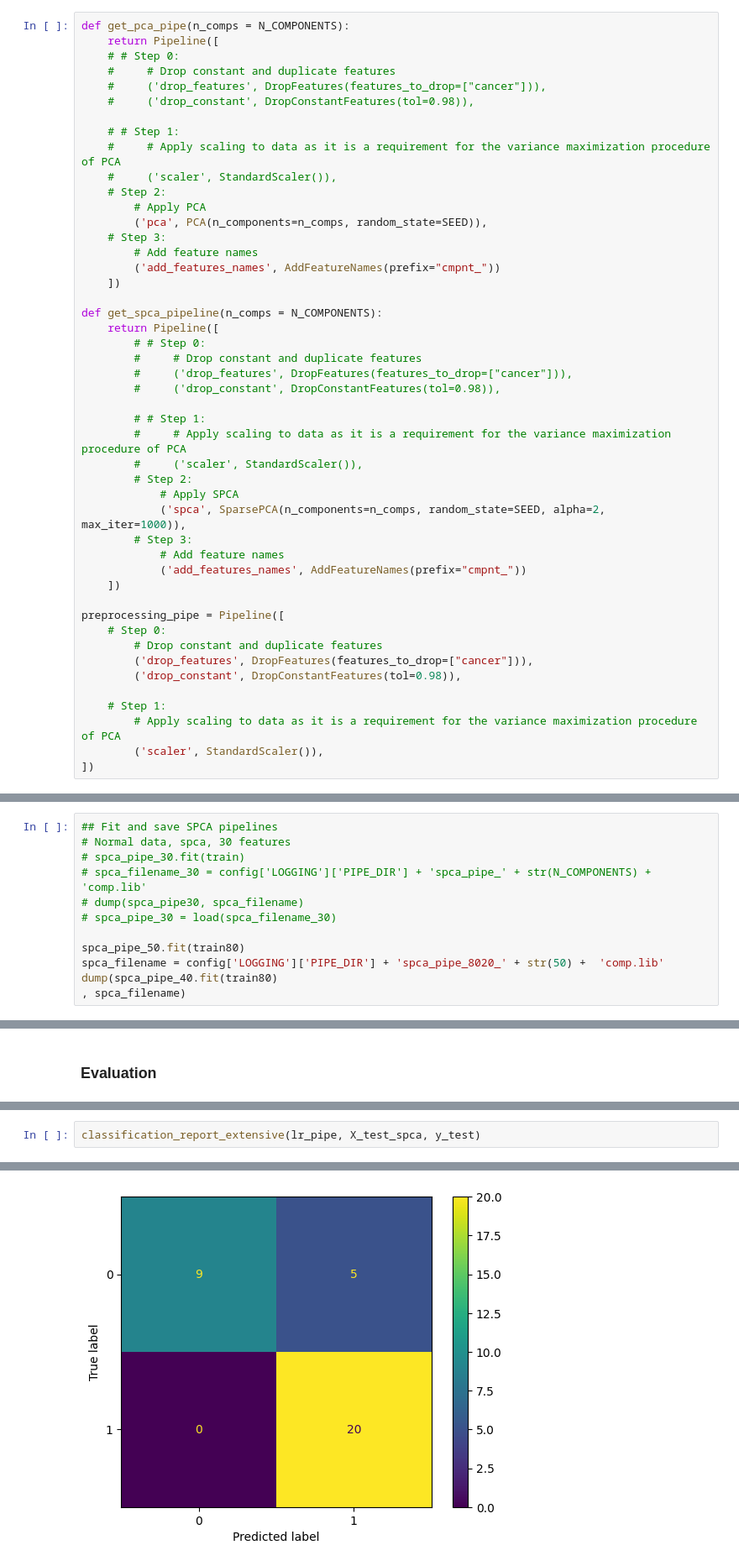
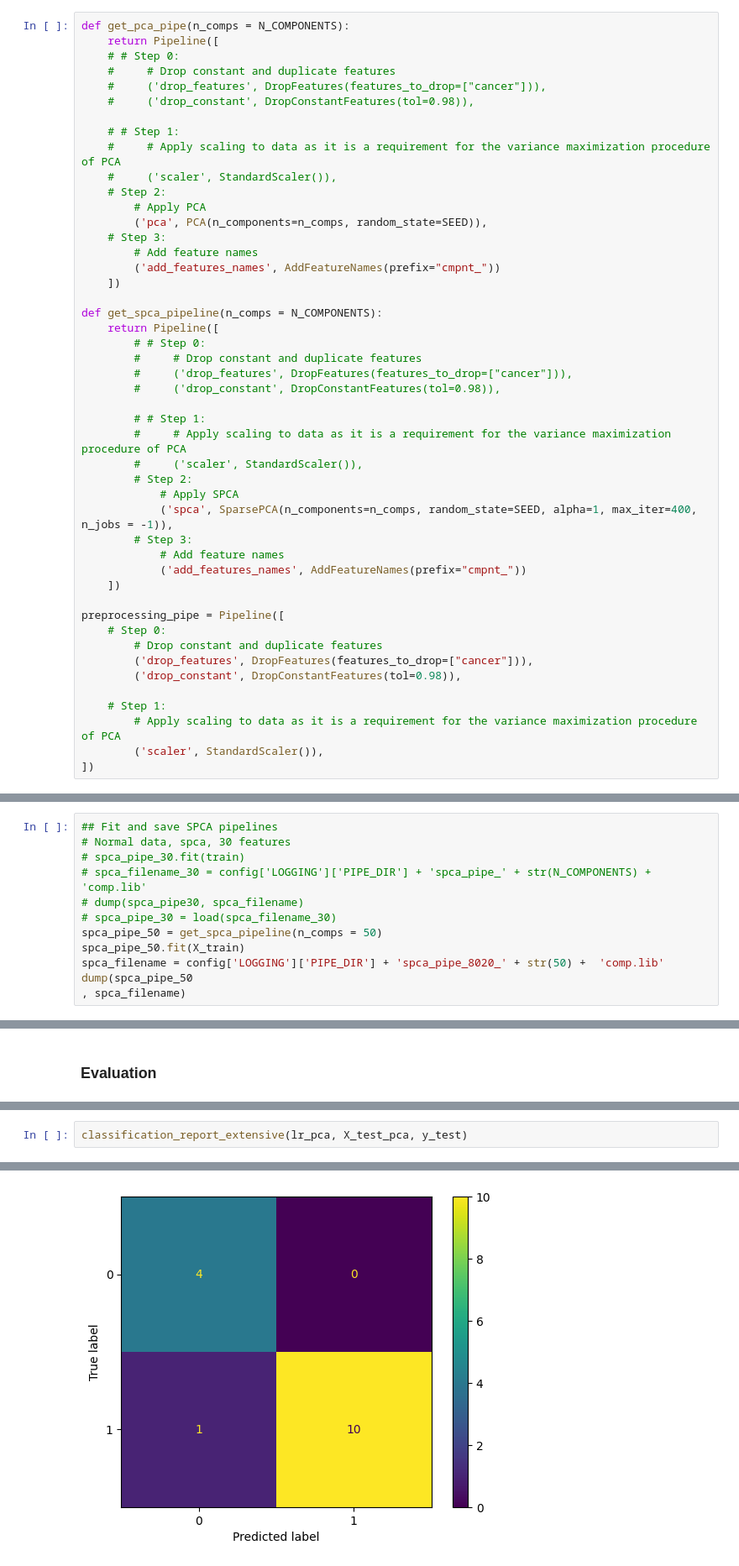
Before and after one commit to jaccobroere/vu-case-study-eds, a Jupyter notebook: src/main.ipynb, the cells around one changed output, grey strips where cells are left out. Shown: that part at 84% size. Cells and saved outputs as stored; diff of their text form.

Commit message:
KNN + Roc_auc curves

```diff
--- a/src/main.ipynb
+++ b/src/main.ipynb
@@ -104,7 +104,7 @@ def get_spca_pipeline(n_comps = N_COMPONENTS):
         #     ('scaler', StandardScaler()),
         # Step 2:
             # Apply SPCA
-            ('spca', SparsePCA(n_components=n_comps, random_state=SEED, alpha=2, max_iter=1000)),
+            ('spca', SparsePCA(n_components=n_comps, random_state=SEED, alpha=1, max_iter=400, n_jobs = -1)),
         # Step 3:
             # Add feature names
             ('add_features_names', AddFeatureNames(prefix="cmpnt_"))
@@ -141,8 +141,8 @@ y_train, y_test = train80['cancer'], test20['cancer']
 # spca_filename_30 = config['LOGGING']['PIPE_DIR'] + 'spca_pipe_' + str(N_COMPONENTS) +  'comp.lib'
 # dump(spca_pipe30, spca_filename)
 # spca_pipe_30 = load(spca_filename_30)
-
-spca_pipe_50.fit(train80)
+spca_pipe_50 = get_spca_pipeline(n_comps = 50)
+spca_pipe_50.fit(X_train)
 spca_filename = config['LOGGING']['PIPE_DIR'] + 'spca_pipe_8020_' + str(50) +  'comp.lib'
-dump(spca_pipe_40.fit(train80)
+dump(spca_pipe_50
 , spca_filename)
@@ -300,7 +300,7 @@ def classification_report_extensive(classifier, X_test, y_true):
     disp = ConfusionMatrixDisplay(conf_mat)
     disp.plot()
 # %%
-classification_report_extensive(lr_pipe, X_test_spca, y_test)
+classification_report_extensive(lr_pca, X_test_pca, y_test)
 # %% [output]
               precision    recall  f1-score   support
 
@@ -313 +315 @@ weighted avg       0.88      0.85      0.85        34
-[figure, old version]
+[figure, new version]
```
Also changed, not shown: parts of 16 cells of this notebook.
